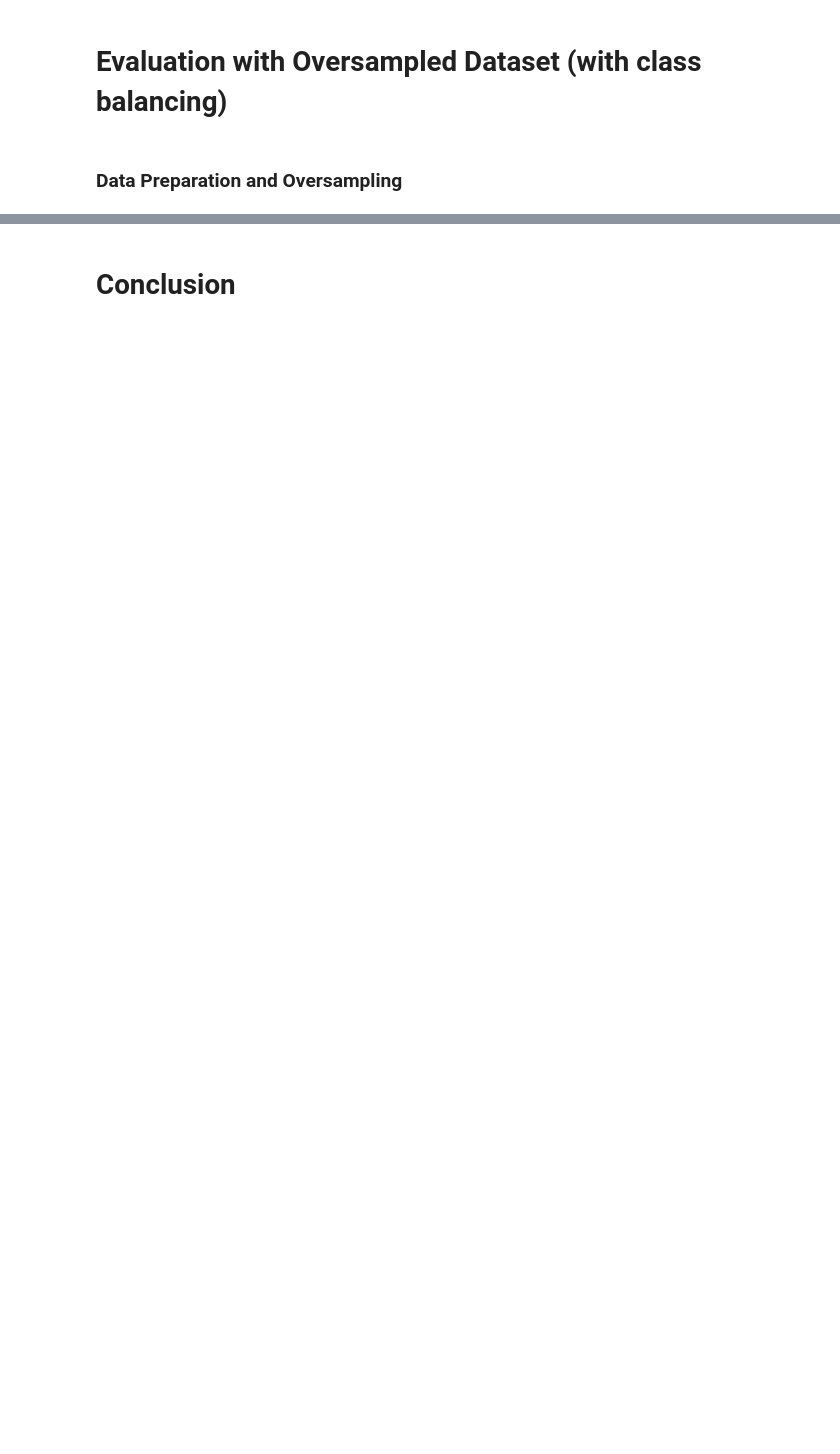
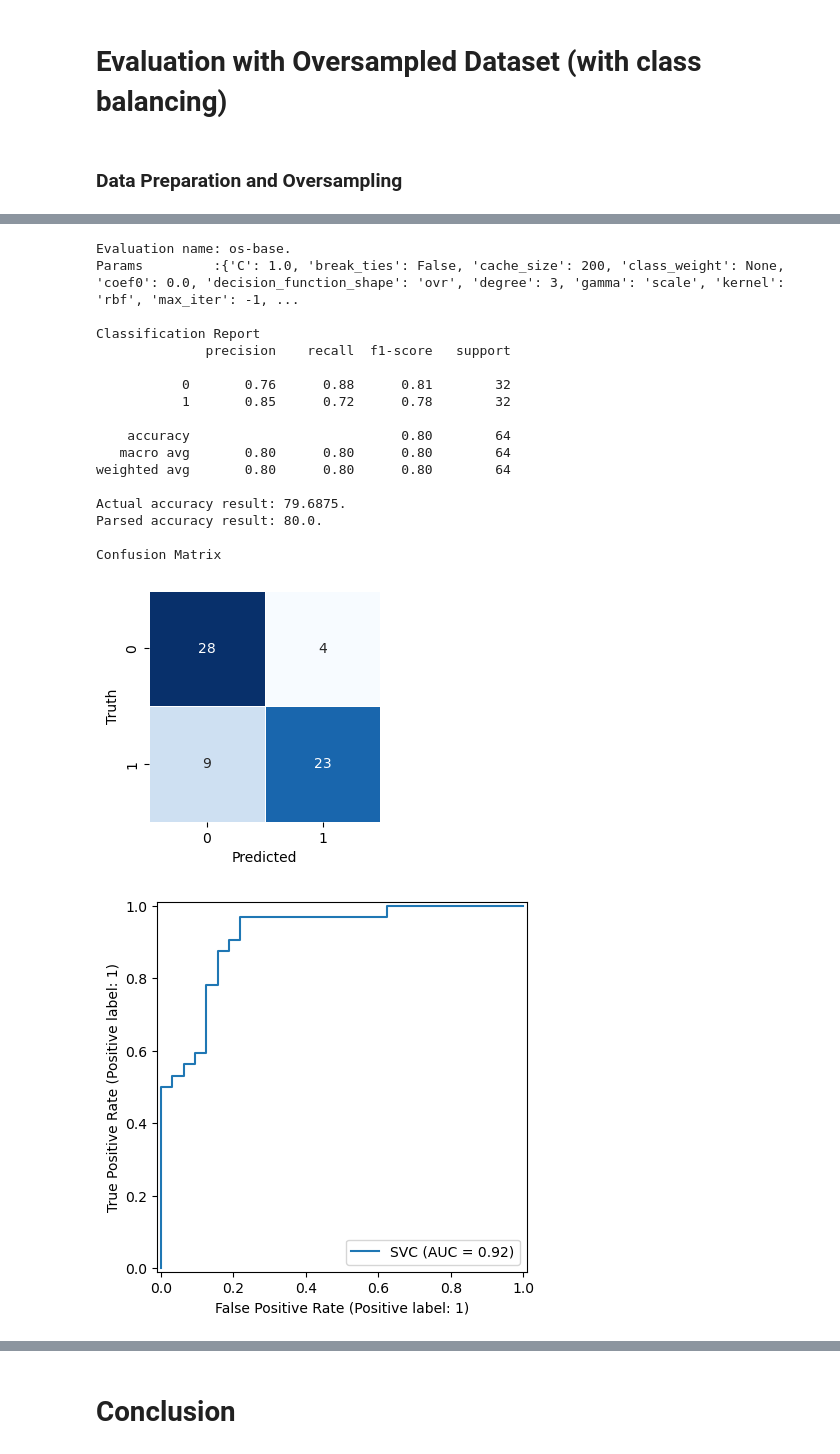
Before and after one commit to everhettoo/heart-disease-analysis, a Jupyter notebook: 4.0-model-svm.ipynb, the cells around one changed output, grey strips where cells are left out. Cells and saved outputs as stored; diff of their text form; code cells hidden in the pictures; blank space fills up the shorter version.

```diff
--- a/4.0-model-svm.ipynb
+++ b/4.0-model-svm.ipynb
@@ -198,7 +281,27 @@ pd.DataFrame(target_set_data, columns=['Set','0','1']).set_index('Set').plot.bar
 # %%
 # Evaluation: Over-sampled Base
 acc = build_and_validate_base_model(Xb_train, Xb_test, Yb_train, Yb_test, ev.EvaluationType.os_base)
-acc_oversampled_data.append(acc)
+ev.accuracies[ev.EvaluationType.os_base] = acc
+# %% [output]
+Evaluation name: os-base.
+Params         :{'C': 1.0, 'break_ties': False, 'cache_size': 200, 'class_weight': None, 'coef0': 0.0, 'decision_function_shape': 'ovr', 'degree': 3, 'gamma': 'scale', 'kernel': 'rbf', 'max_iter': -1, ...
+
+Classification Report
+              precision    recall  f1-score   support
+
+           0       0.76      0.88      0.81        32
+           1       0.85      0.72      0.78        32
+
+    accuracy                           0.80        64
+   macro avg       0.80      0.80      0.80        64
+weighted avg       0.80      0.80      0.80        64
+
+Actual accuracy result: 79.6875.
+Parsed accuracy result: 80.0.
+
+Confusion Matrix
+[figure, added]
+[figure, added]
 # %%
 # Evaluation: Over-sampled Grid Search CV
 acc = build_and_validate_with_grid_search_cv(Xb_train, Xb_test, Yb_train, Yb_test, ev.EvaluationType.os_grid_search_cv)
```
Also changed, not shown: parts of 15 cells of this notebook, 3 other files.
